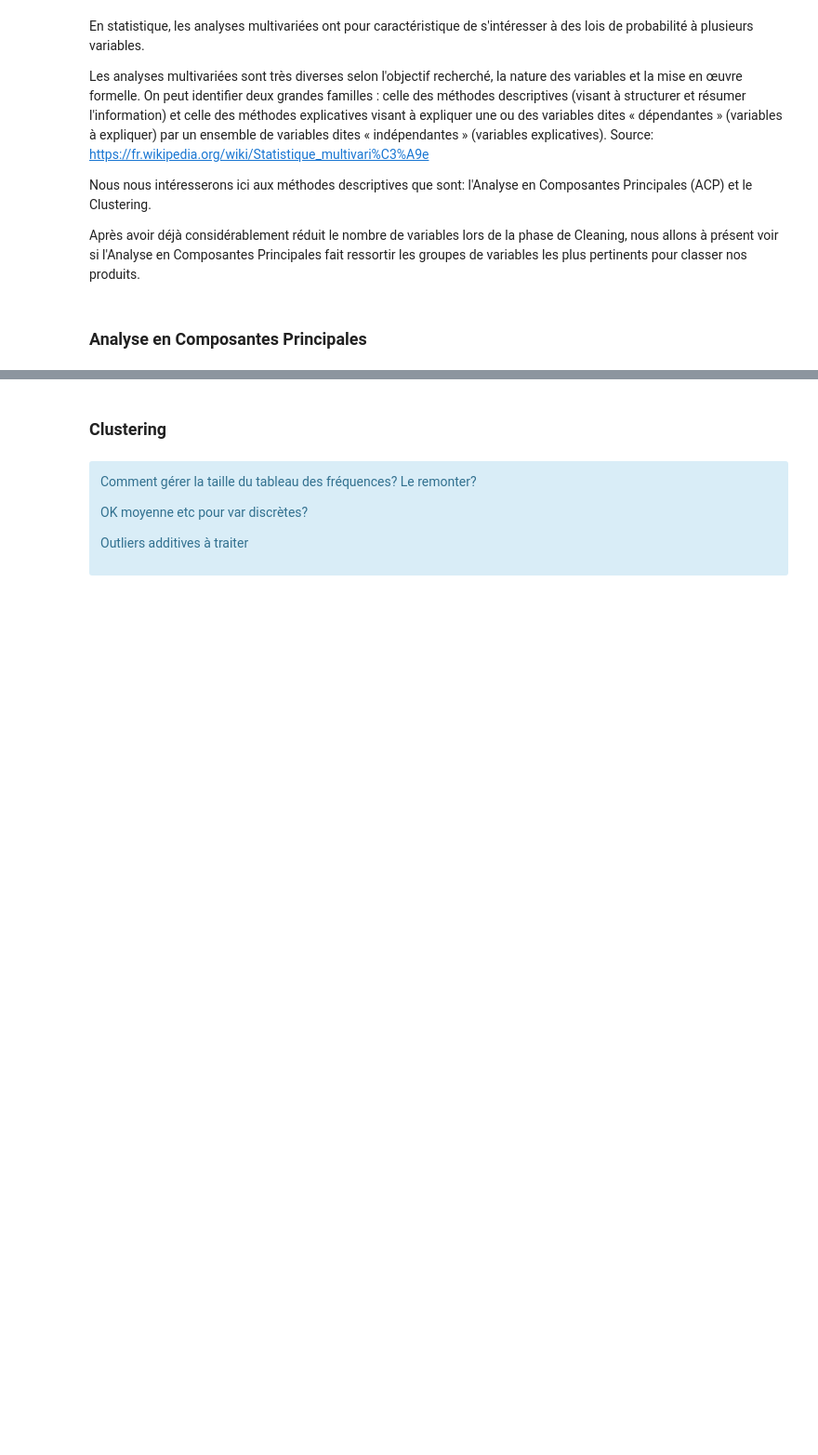
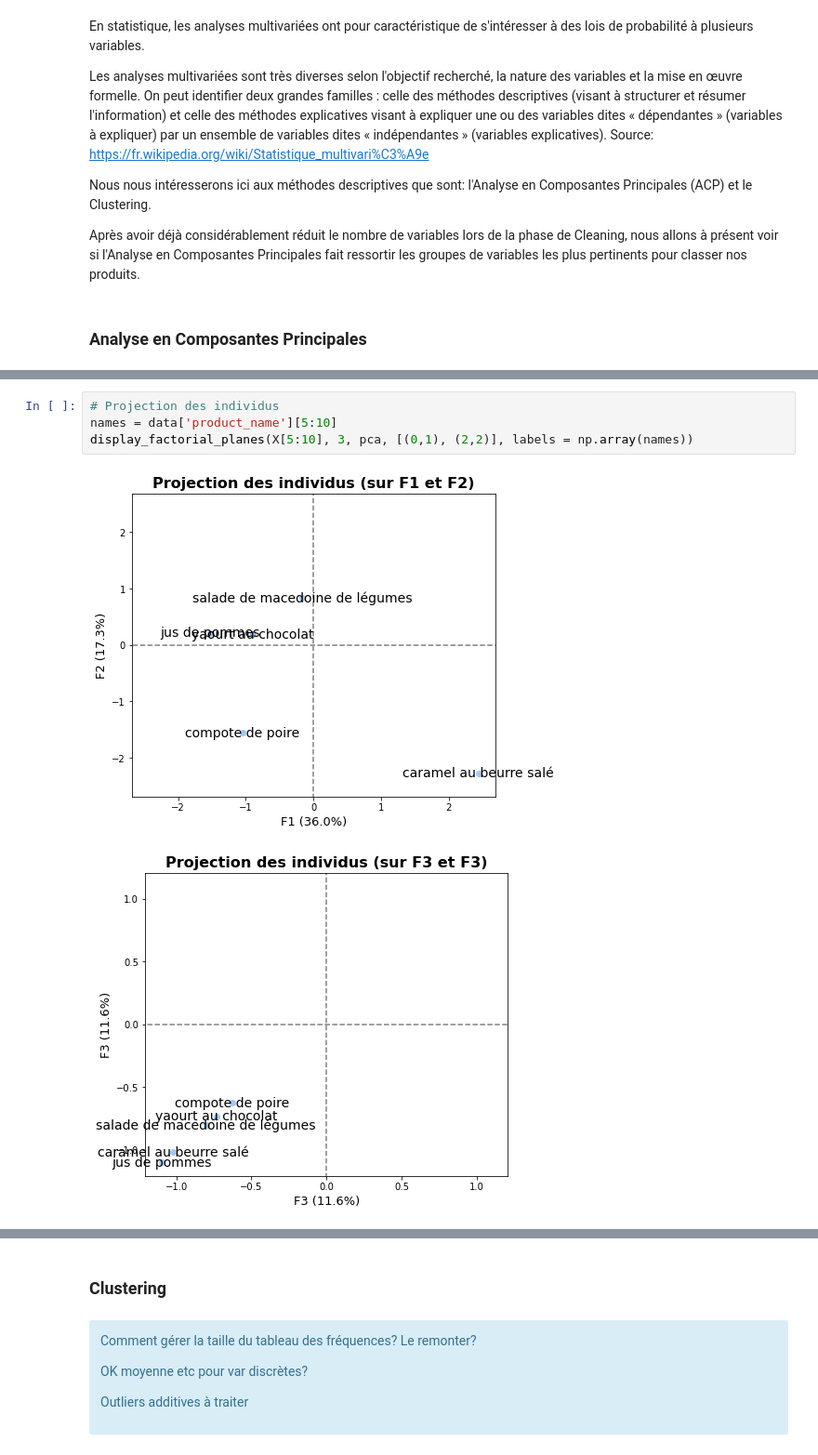
Before and after one commit to Milie-Mimi/OC_DS_Project3, a Jupyter notebook: Projet_3_EDA_EGR.ipynb, the cells around one changed output, grey strips where cells are left out. Shown at 93% size. Drawn from its saved outputs; the diff is of its cells as text; blank space fills up the shorter version.

```diff
--- a/Projet_3_EDA_EGR.ipynb
+++ b/Projet_3_EDA_EGR.ipynb
@@ -1317,0 +1345,7 @@ display_factorial_planes(X[20:30], 4, pca, [(0,1), (2,3)], labels = np.array(nam
+# %%
+# Projection des individus
+names = data['product_name'][5:10]
+display_factorial_planes(X[5:10], 3, pca, [(0,1), (2,2)], labels = np.array(names))
+# %% [output]
+[figure, added]
+[figure, added]
```
Also changed, not shown: parts of 29 cells of this notebook.
